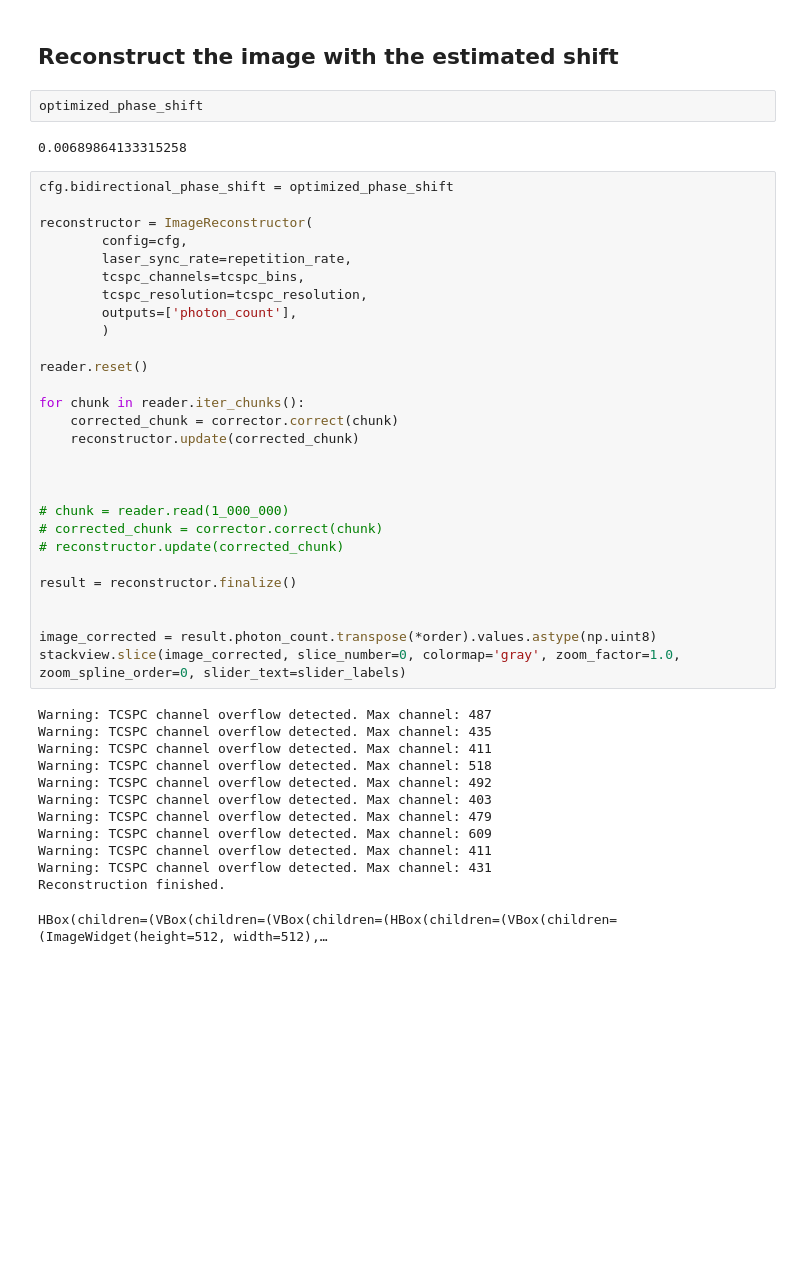
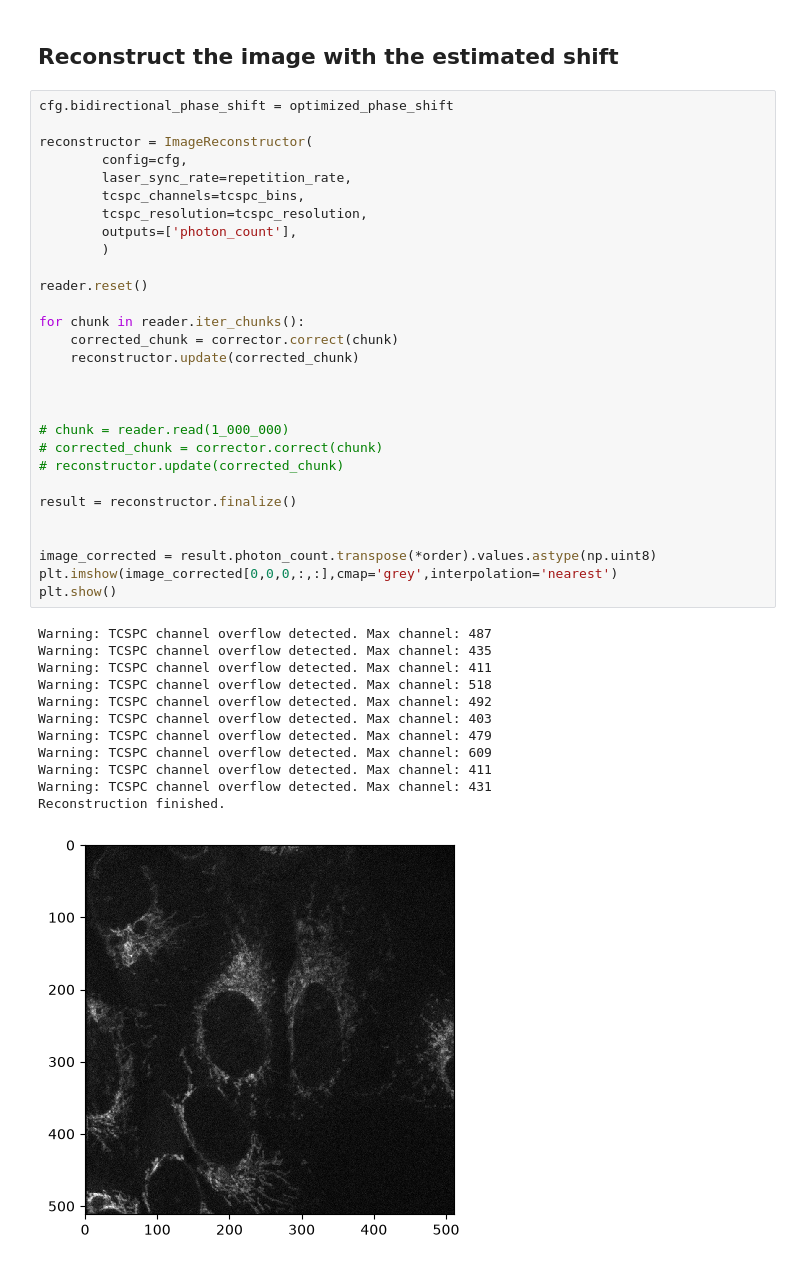
Before and after one commit to panekdal/tttrkit, a Jupyter notebook: examples/src/examples/image_reconstruction_bi-directional_scan.ipynb, the cells around one changed output. Saved outputs shown, nothing was run; the diff lists cells and outputs as text; blank space fills up the shorter version.

```diff
--- a/examples/src/examples/image_reconstruction_bi-directional_scan.ipynb
+++ b/examples/src/examples/image_reconstruction_bi-directional_scan.ipynb
@@ -149,9 +157,5 @@ Best estimated shift: 0.00690
 # %% [markdown]
 ## Reconstruct the image with the estimated shift
-# %%
-optimized_phase_shift
-# %% [output]
-0.00689864133315258
 # %%
 cfg.bidirectional_phase_shift = optimized_phase_shift
 
@@ -164,32 +168,33 @@ reconstructor = ImageReconstructor(
         )
 
 reader.reset()
 
 for chunk in reader.iter_chunks():
     corrected_chunk = corrector.correct(chunk)
     reconstructor.update(corrected_chunk)
 
 
 
 # chunk = reader.read(1_000_000)
 # corrected_chunk = corrector.correct(chunk)
 # reconstructor.update(corrected_chunk)
 
 result = reconstructor.finalize()
 
 
 image_corrected = result.photon_count.transpose(*order).values.astype(np.uint8)
-stackview.slice(image_corrected, slice_number=0, colormap='gray', zoom_factor=1.0, zoom_spline_order=0, slider_text=slider_labels)
+plt.imshow(image_corrected[0,0,0,:,:],cmap='grey',interpolation='nearest')
+plt.show()
 # %% [output]
 Warning: TCSPC channel overflow detected. Max channel: 487
 Warning: TCSPC channel overflow detected. Max channel: 435
 Warning: TCSPC channel overflow detected. Max channel: 411
 Warning: TCSPC channel overflow detected. Max channel: 518
 Warning: TCSPC channel overflow detected. Max channel: 492
 Warning: TCSPC channel overflow detected. Max channel: 403
 Warning: TCSPC channel overflow detected. Max channel: 479
 Warning: TCSPC channel overflow detected. Max channel: 609
 Warning: TCSPC channel overflow detected. Max channel: 411
 Warning: TCSPC channel overflow detected. Max channel: 431
 Reconstruction finished.
-HBox(children=(VBox(children=(VBox(children=(HBox(children=(VBox(children=(ImageWidget(height=512, width=512),…
+[figure, added]
```
Also changed, not shown: parts of 4 cells of this notebook, 1 other file.
